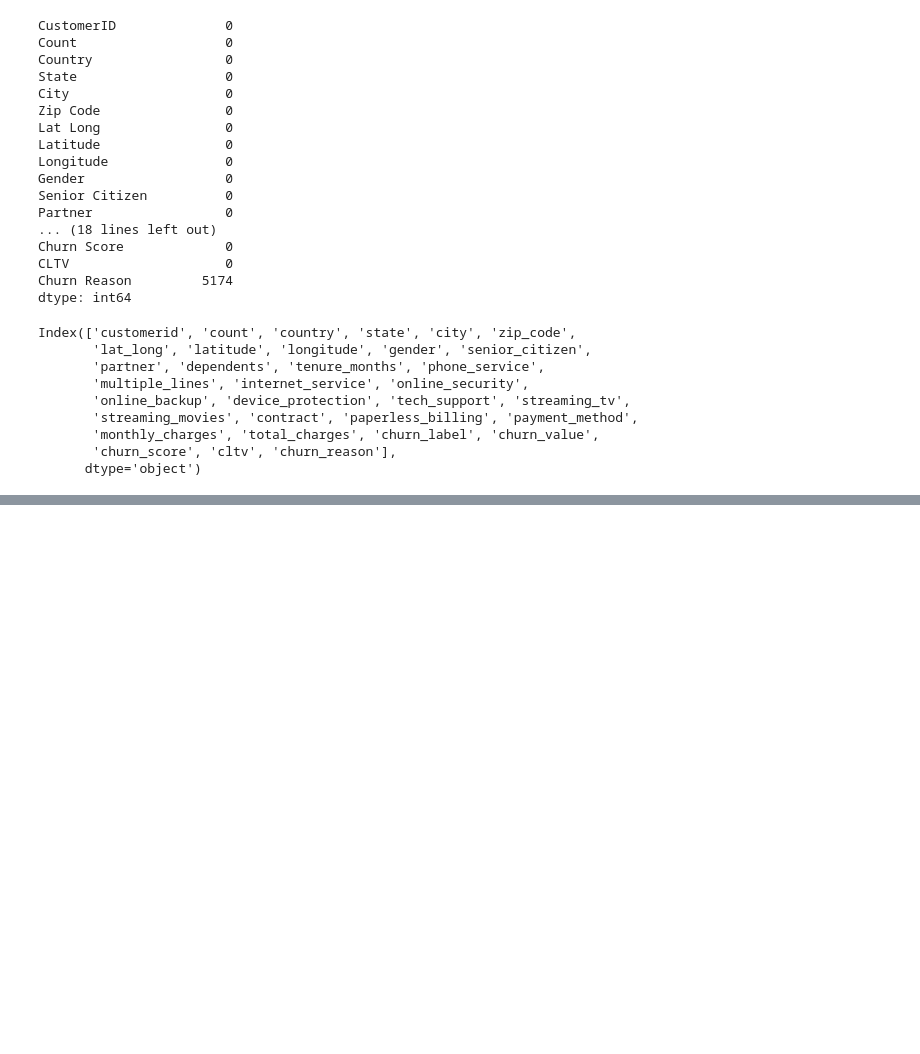
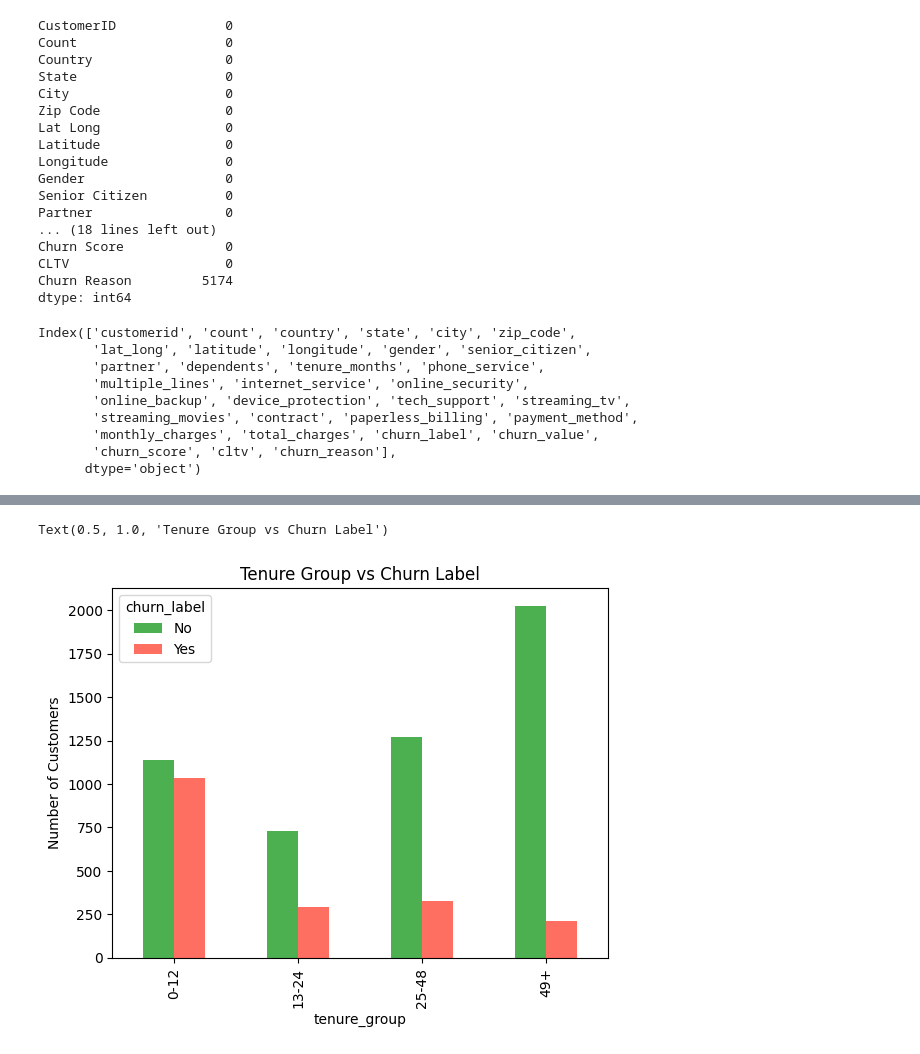
Before and after one commit to Omotolaaa7/ml_projet_ChurnClient, a Jupyter notebook: notebooks/01_exploration.ipynb, the cells around one changed output, grey strips where cells are left out. Saved outputs shown, nothing was run; the diff lists cells and outputs as text; code cells hidden in the pictures; blank space fills up the shorter version.

```diff
--- a/notebooks/01_exploration.ipynb
+++ b/notebooks/01_exploration.ipynb
@@ -147,0 +158,12 @@ cat_features = [
+# %%
+bins = [0, 12, 24, 48, 72]
+labels = ["0-12", "13-24", "25-48", "49+"]
+
+data_xlsx["tenure_group"] = pd.cut(data_xlsx["tenure_months"], bins=bins, labels=labels)
+# %%
+pd.crosstab(data_xlsx["tenure_group"], data_xlsx["churn_label"]).plot(kind="bar", color=["#4CAF50", "#FF6F61"])
+plt.ylabel("Number of Customers")
+plt.title("Tenure Group vs Churn Label")
+# %% [output]
+Text(0.5, 1.0, 'Tenure Group vs Churn Label')
+[figure, added]
```
Also changed, not shown: parts of 21 cells of this notebook, 2 other files.
